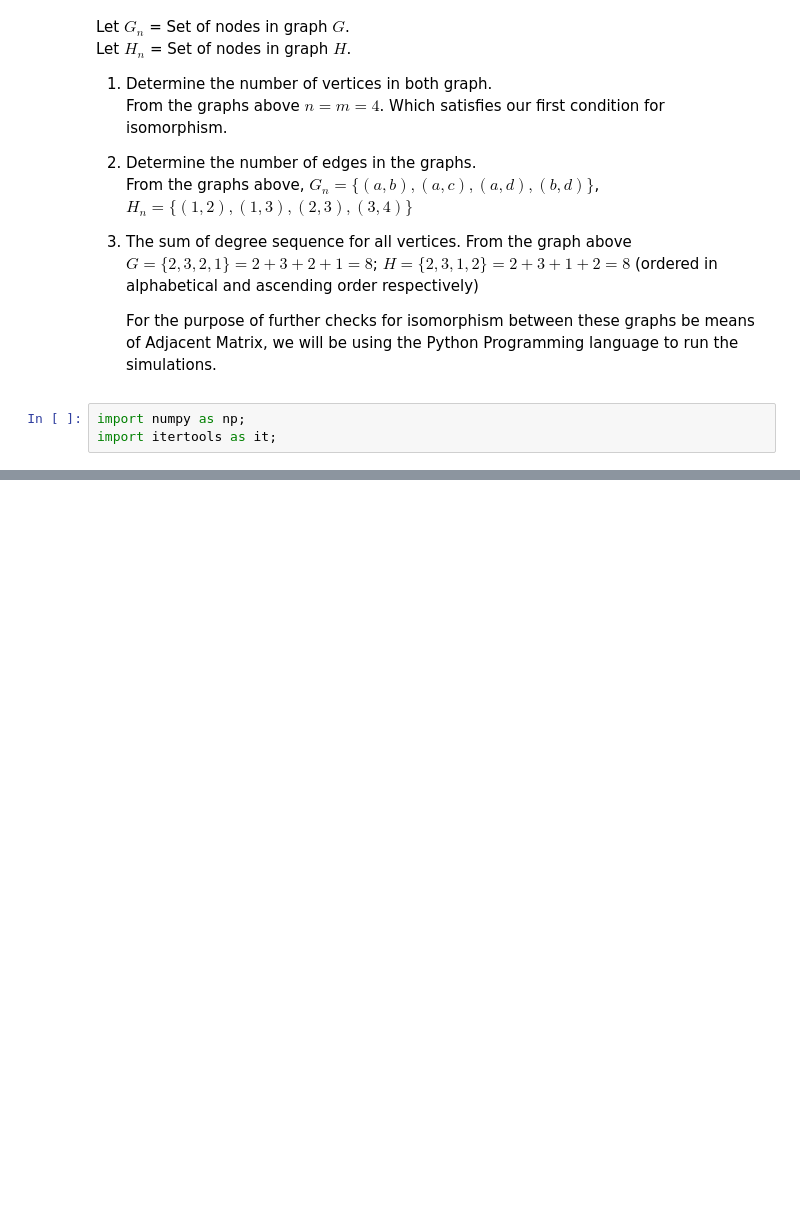
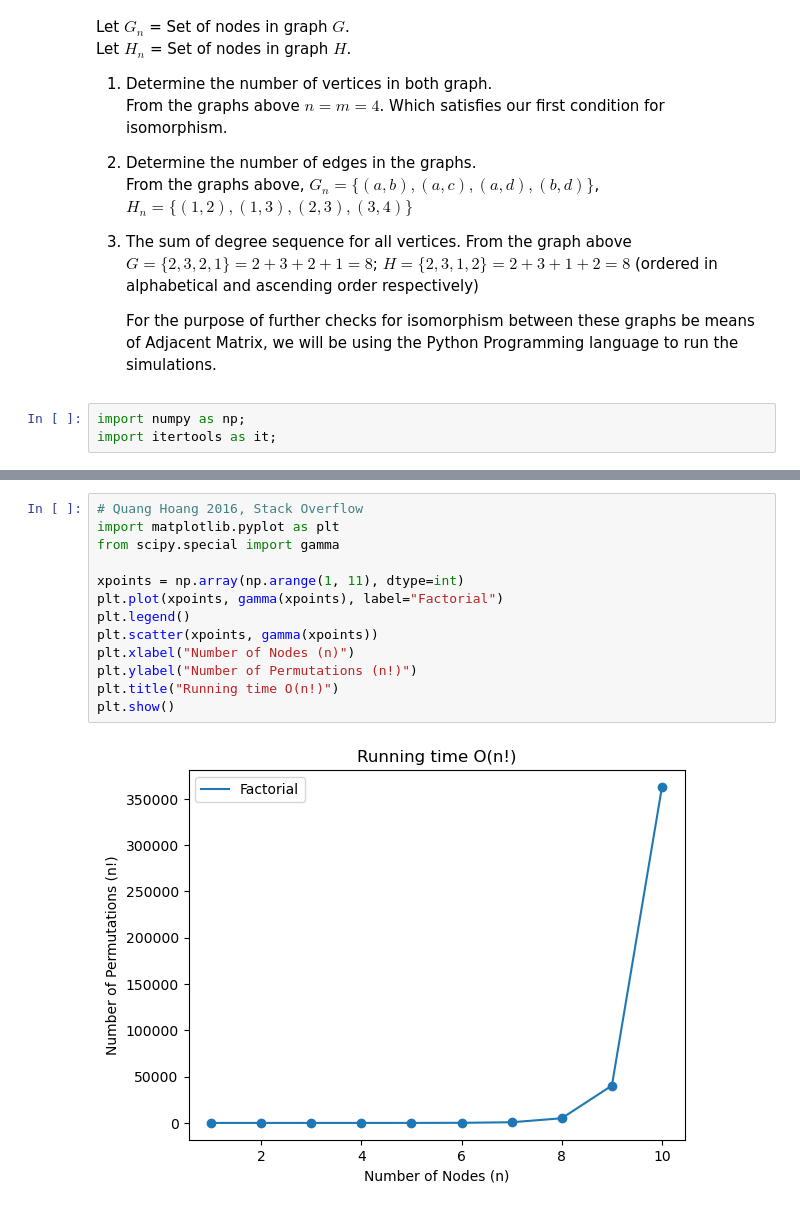
Before and after one commit to intotito/graph-theory-project, a Jupyter notebook: graph_isomorphism.ipynb, the cells around one changed output, grey strips where cells are left out. Cells and saved outputs as stored; diff of their text form; blank space fills up the shorter version.

```diff
--- a/graph_isomorphism.ipynb
+++ b/graph_isomorphism.ipynb
@@ -182,0 +294,15 @@ for i in range(30, 41):
+# %%
+# Quang Hoang 2016, Stack Overflow
+import matplotlib.pyplot as plt
+from scipy.special import gamma
+
+xpoints = np.array(np.arange(1, 11), dtype=int)
+plt.plot(xpoints, gamma(xpoints), label="Factorial")
+plt.legend()
+plt.scatter(xpoints, gamma(xpoints))
+plt.xlabel("Number of Nodes (n)")
+plt.ylabel("Number of Permutations (n!)")
+plt.title("Running time O(n!)")
+plt.show()
+# %% [output]
+[figure, added]
```
Also changed, not shown: parts of 24 cells of this notebook, 3 other files.
